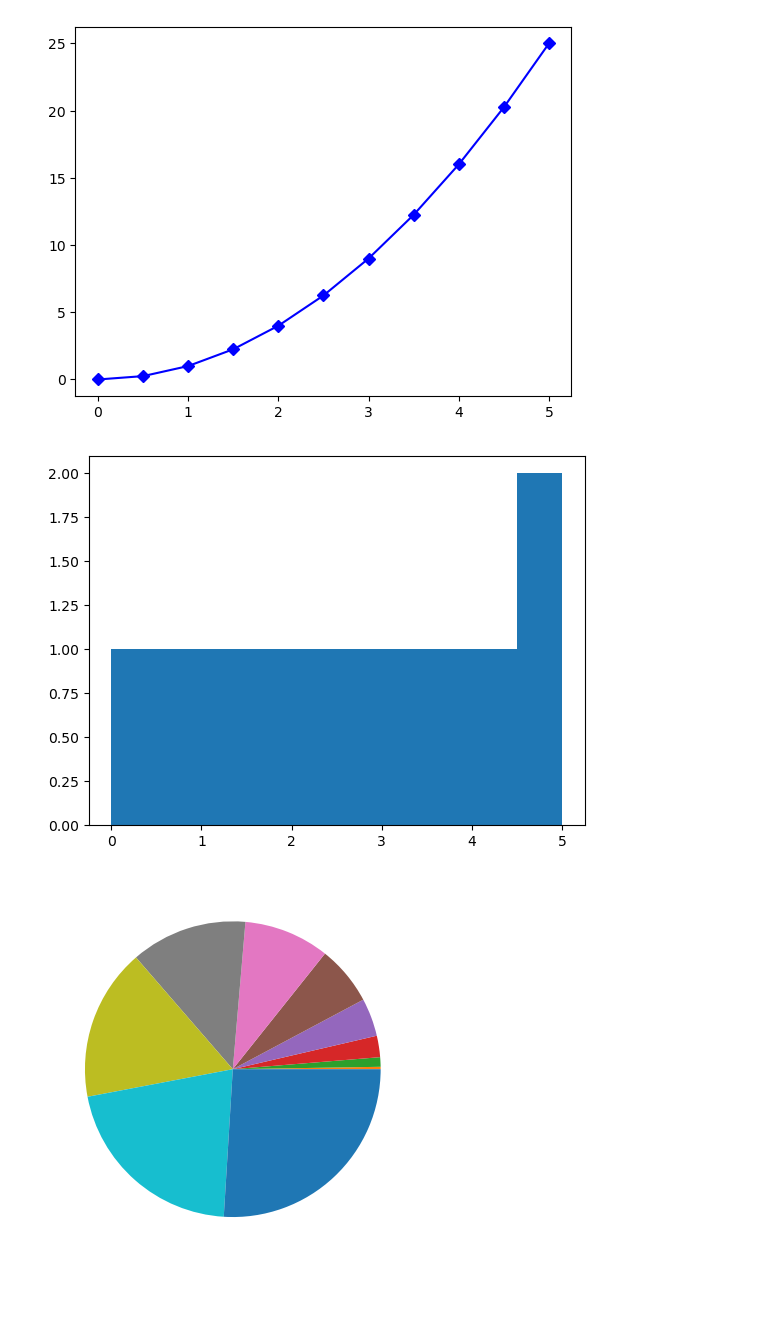
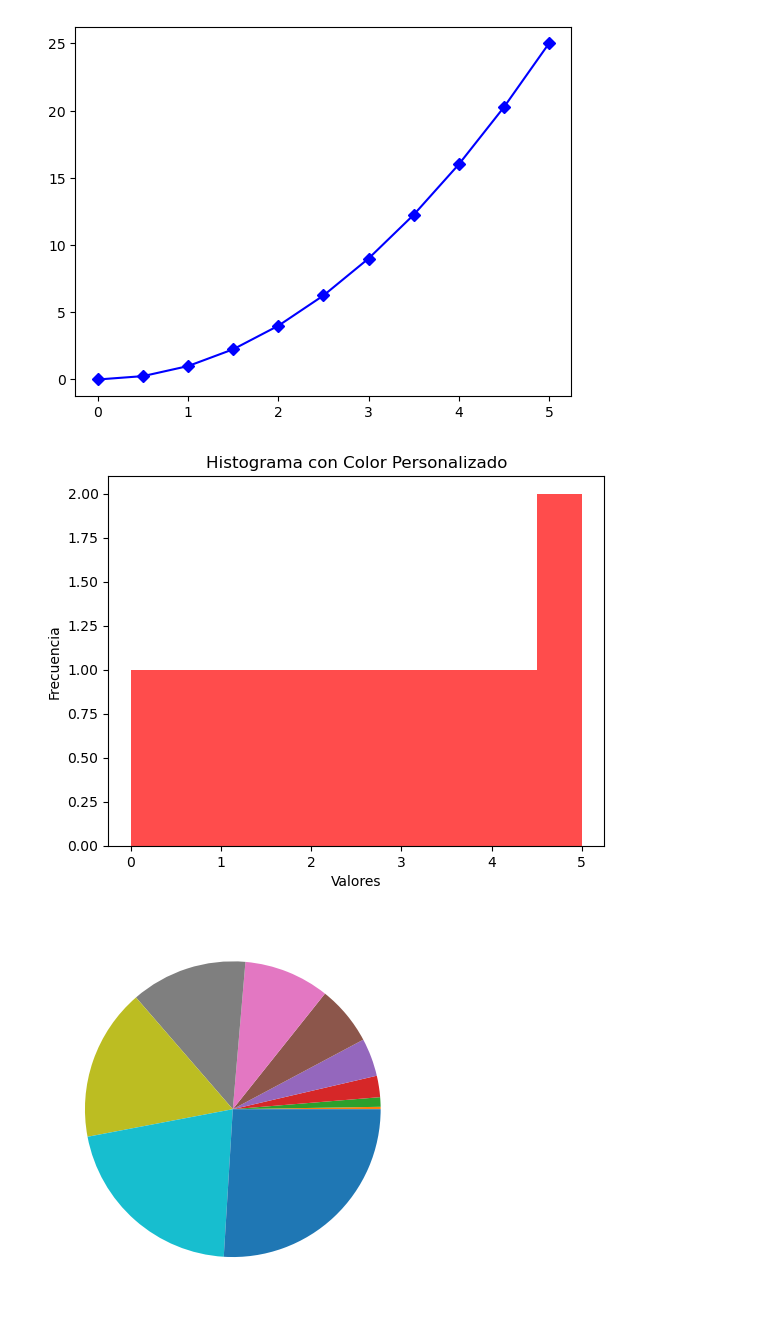
Before and after one commit to data4if/project_one, a Jupyter notebook: one/pyplot.ipynb, the cells around one changed output. Saved outputs shown, nothing was run; the diff lists cells and outputs as text; code cells hidden in the pictures; blank space fills up the shorter version.

```diff
--- a/one/one.ipynb
+++ b/one/pyplot.ipynb
@@ -17,11 +17,14 @@ plt.plot(x,y,'bD-')
 plt.show()
 # %% [output]
 [figure]
-# %%
-plt.hist(x)
-plt.show()
-# %% [output]
-[figure, removed]
+# %%
+plt.hist(x, color='red', alpha=0.7)
+plt.xlabel('Valores')
+plt.ylabel('Frecuencia')
+plt.title('Histograma con Color Personalizado')
+plt.show()
+# %% [output]
+[figure, added]
 # %%
 plt.pie(y)
 plt.show()
```
Also changed, not shown: 3 other files.
